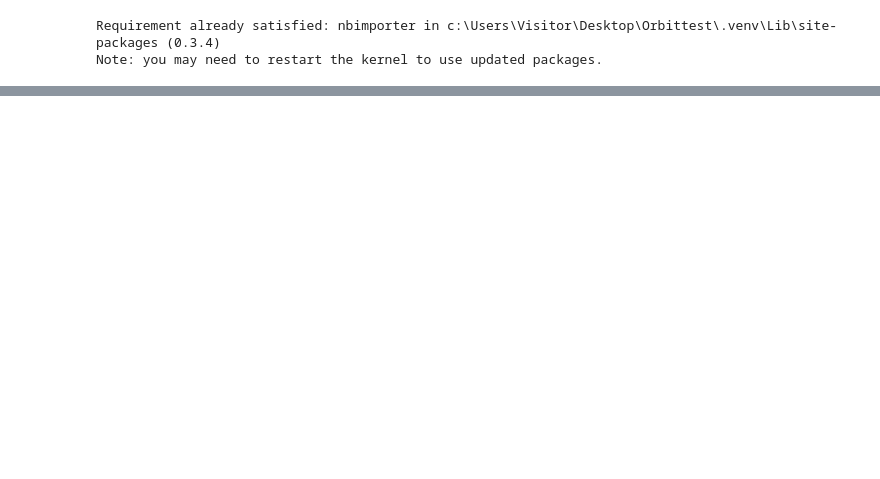
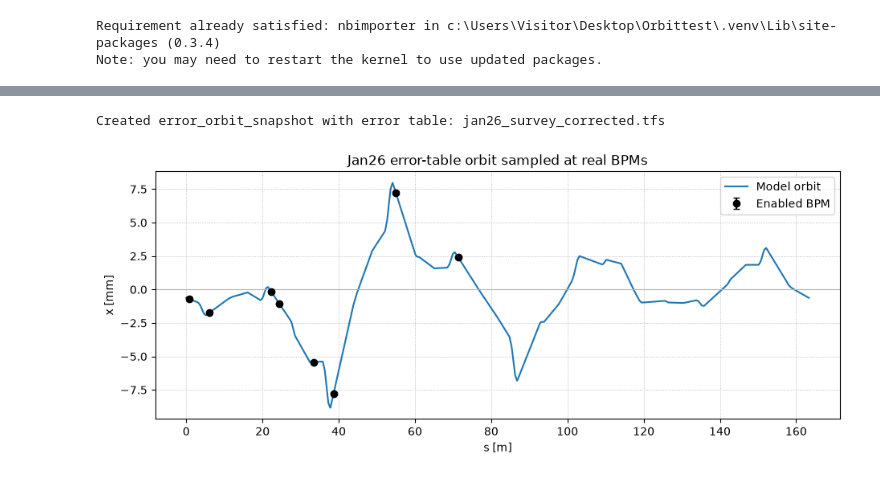
Before and after one commit to wonn1es/optics_gui_wx26_test, a Jupyter notebook: 1_measured_bpm_data.ipynb, the cells around one changed output, grey strips where cells are left out. Saved outputs shown, nothing was run; the diff lists cells and outputs as text; code cells hidden in the pictures; blank space fills up the shorter version.

Commit message:
<add> bpm orbit finished

```diff
--- a/1_measured_bpm_data.ipynb
+++ b/1_measured_bpm_data.ipynb
@@ -94,7 +97,7 @@ else:
             {"bpm": "sp1_r1hm2", "plane": "H", "closed_orbit_mm": -0.9, "closed_orbit_mm_err": 0.1, "s": 24.416282, "enabled": True},
         ]
     )
-    measured_bpm_table = normalise_bpm_table(raw_measured_orbit)
+    measured_bpm_table = normalise_bpm_measurements(raw_measured_orbit)
 
 measured_bpm_table
 # %% [output]
@@ -101,0 +113,33 @@ NameError: name 'nominal_orbit_snapshot' is not defined
+# %%
+# Create error orbit snapshot with jan26 error table applied
+if RUN_FULL_MODEL:
+    jan26_error_table = repo_root / "Dev" / "Error_Tables" / "jan26_survey_corrected.tfs"
+
+    error_orbit_config = copy_snapshot_config(
+        orbit_base_config,
+        snapshot_id="jan26_error_orbit",
+        label="jan26 error orbit",
+        error_table_paths=[str(jan26_error_table)],
+        orbit_correction_configs=[],
+    )
+
+    error_orbit_snapshot = build_machine_snapshot(error_orbit_config)
+    print(f"Created error_orbit_snapshot with error table: {jan26_error_table.name}")
+else:
+    print("error_orbit_snapshot creation skipped because RUN_FULL_MODEL is False.")
+# %% [output]
+Created error_orbit_snapshot with error table: jan26_survey_corrected.tfs
+# %%
+if RUN_FULL_MODEL:
+    jan26_bpm_match = bpm_measurements_from_twiss(error_orbit_snapshot.table("twiss"), plane="H").head(8)
+    ax = plot_orbit_with_bpm(
+        error_orbit_snapshot.table("twiss"),
+        jan26_bpm_match,
+        plane="H",
+        title="Jan26 error-table orbit sampled at real BPMs",
+    )
+else:
+    jan26_bpm_match = measured_bpm_table.copy()
+    print("Jan26 BPM sampling plot skipped because RUN_FULL_MODEL is False.")
+# %% [output]
+[figure, added]
```
Also changed, not shown: parts of 7 cells of this notebook, 1 other file.
